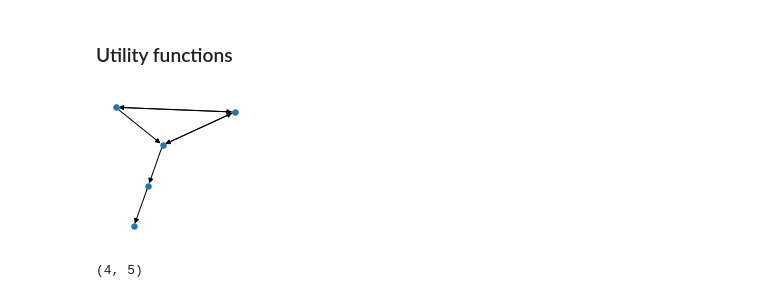
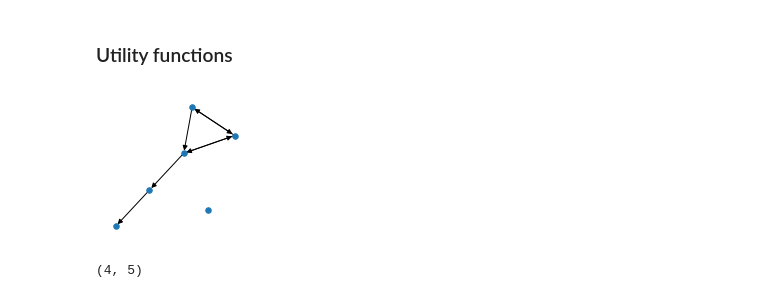
Before and after one commit to khakhalin/echo-networks, a Jupyter notebook: splice.ipynb, the cells around one changed output. Cells and saved outputs as stored; diff of their text form; code cells hidden in the pictures.

```diff
--- a/splice.ipynb
+++ b/splice.ipynb
@@ -12,23 +12,26 @@ import networkx as nx
 # %%
 def plot_graph(gdict):
     """Utility: plots a graph from a gdict."""
     G = nx.Graph() # For layout only
     DG = nx.DiGraph()
     for node,edges in gdict.items():
+        if not edges:
+            DG.add_node(node)
+            G.add_node(node)
         for other in edges:
             DG.add_edge(node, other)
             G.add_edge(node, other)
     pos=nx.kamada_kawai_layout(G)
     nx.draw(DG, node_size=30, pos=pos)
     return
 
 def tinyfig():
     plt.figure(figsize=(2,2))
 
 tinyfig()
-plot_graph({0:[1,3], 1:[0,2], 2:[1,0], 3:[4]})
+plot_graph({0:[1,3], 1:[0,2], 2:[1,0], 3:[4], 5:[]})
 # %% [output]
-[figure, old version]
+[figure, new version]
 # %%
 def profile(g):
     """Helper function. Returns nV, nE"""
```
Also changed, not shown: parts of 4 cells of this notebook.
